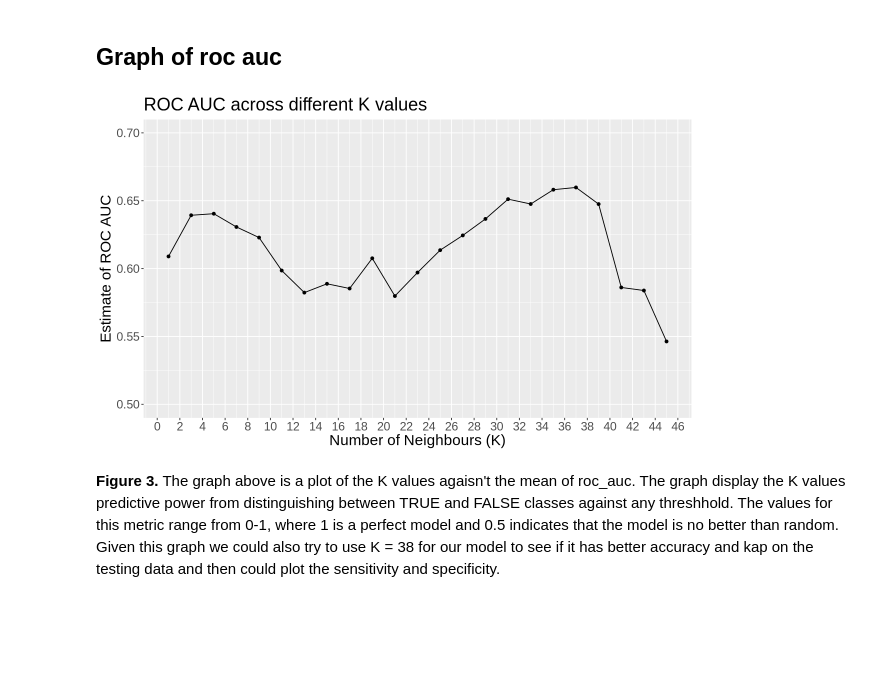
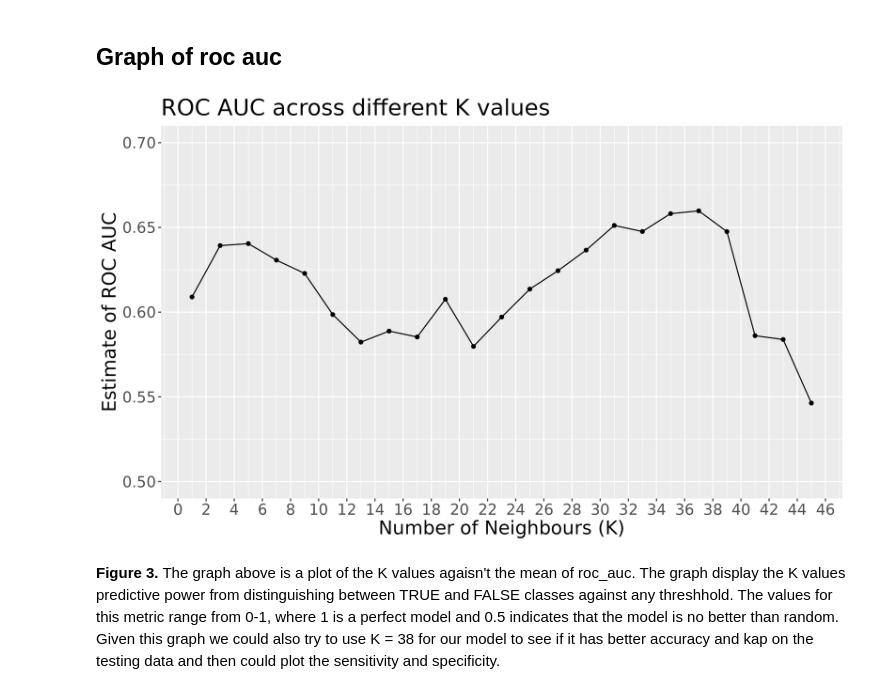
Before and after one commit to chrispy-tacos/dsci-100-project, a Jupyter notebook: dsci-g2-project.ipynb, the cells around one changed output. Saved outputs shown, nothing was run; the diff lists cells and outputs as text; code cells hidden in the pictures; blank space fills up the shorter version.

```diff
--- a/dsci-g2-project.ipynb
+++ b/dsci-g2-project.ipynb
@@ -272,19 +272,21 @@ Warning message:
 # %%
 plot_of_roc_auc<- knn_k_specification_results|>
 filter(.metric == "roc_auc")|>
 ggplot(aes(x = neighbors, y = mean))+
 geom_point()+
 geom_line()+
 xlab("Number of Neighbours (K)")+
 ylab("Estimate of ROC AUC")+
 ggtitle("ROC AUC across different K values")+
-scale_x_continuous(breaks = seq(0, 55, by = 2)) +
+scale_x_continuous(breaks = seq(0, 50, by = 2)) +
        scale_y_continuous(limits = c(0.5, 0.7))+
 theme(text = element_text(size = 18))
 
-plot_of_roc_auc
+ggsave("plot_of_roc_auc.png", plot = plot_of_roc_auc, width = 10, height = 6, dpi = 300)
+
+IRdisplay::display_png(file = "plot_of_roc_auc.png")
 # %% [output]
-[figure, old version]
+[figure, new version]
 # %% [markdown]
 **Figure 3.** The graph above is a plot of the K values agaisn't the mean of roc_auc. The graph display the K values predictive power from distinguishing between TRUE and FALSE classes against any threshhold. The values for this metric range from 0-1, where 1 is a perfect model and 0.5 indicates that the model is no better than random. Given this graph we could also try to use K = 38 for our model to see if it has better accuracy and kap on the testing data and then could plot the sensitivity and specificity.
 # %% [markdown]
```
